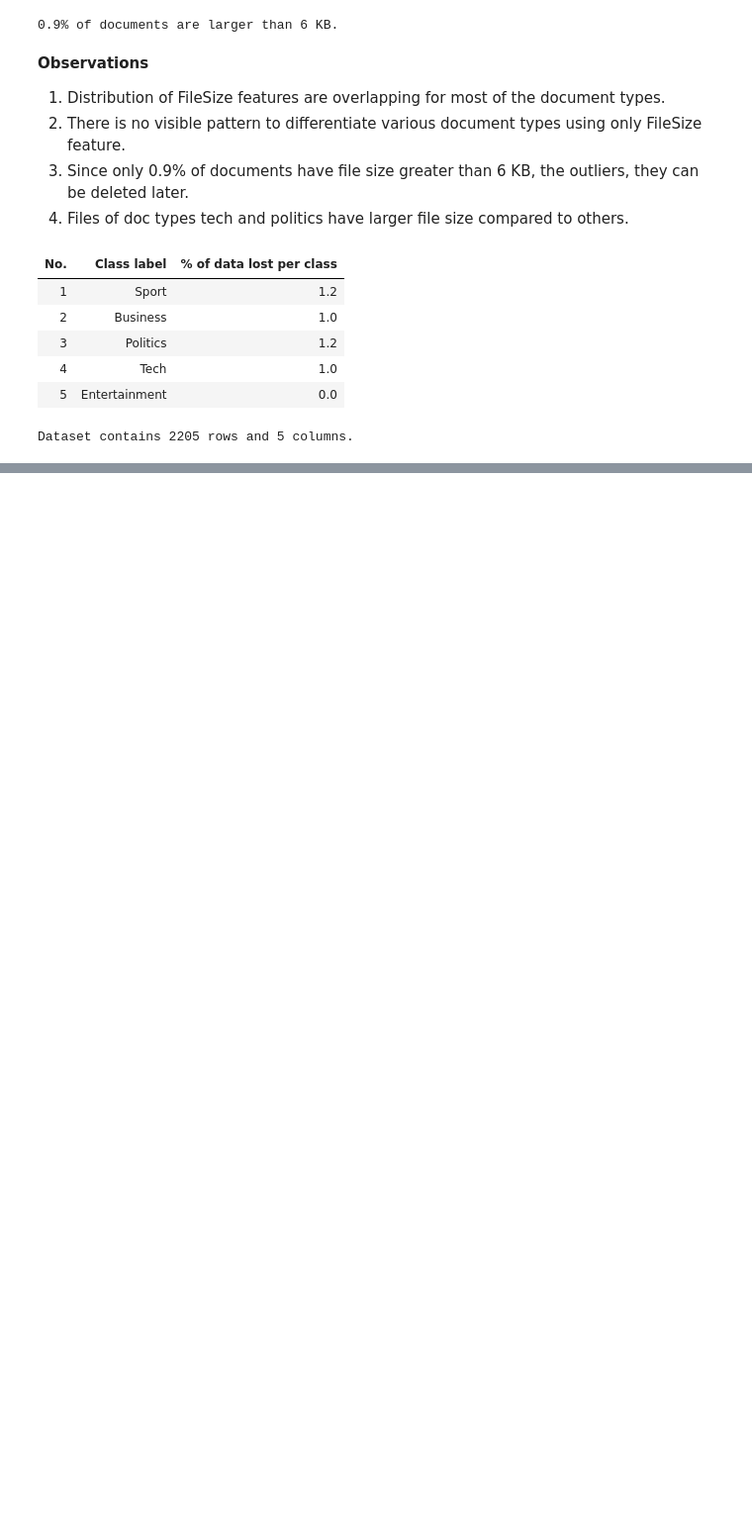
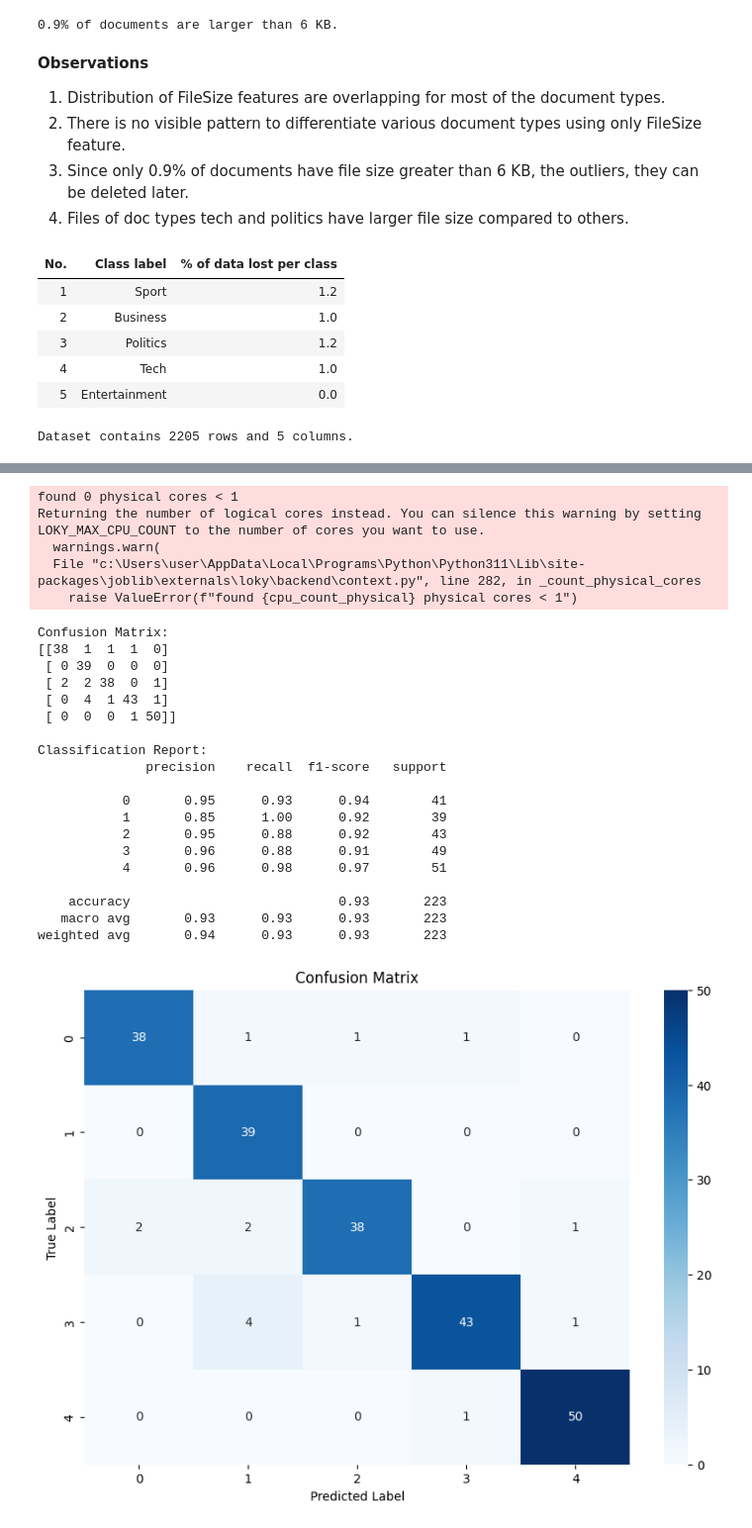
Before and after one commit to Ananta-Taksaka/bbc_classification, a Jupyter notebook: document_classification.ipynb, the cells around one changed output, grey strips where cells are left out. Shown: that part at 99% size. Saved outputs shown, nothing was run; the diff lists cells and outputs as text; code cells hidden in the pictures; blank space fills up the shorter version.

Commit message:
KNN Modeling

```diff
--- a/document_classification.ipynb
+++ b/document_classification.ipynb
@@ -368,0 +466,6 @@ Parsed text saved to: doc_metadata.csv
+# %%
+x_train, x_test,y_train,y_test = train_test_split(prsd_df['Text_Doc'],meta_df['DocCat'],test_size=0.10, shuffle=True)
+print(x_train.shape)
+print(x_test.shape)
+print(y_train.shape)
+print(y_test.shape)
@@ -368,0 +498,53 @@ Parsed text saved to: doc_metadata.csv
+# %%
+from sklearn.neighbors import KNeighborsClassifier
+# Langkah tambahan untuk pemodelan KNN dan Confusion Matrix
+
+# 1. Inisialisasi dan latih model KNN
+knn = KNeighborsClassifier(n_neighbors=5)  # Anda dapat mengubah jumlah tetangga sesuai kebutuhan
+knn.fit(tfidf_train, y_train)
+
+# 2. Prediksi menggunakan model KNN
+y_pred = knn.predict(tfidf_test)
+
+# 3. Hitung Confusion Matrix
+conf_matrix = confusion_matrix(y_test, y_pred)
+
+# 4. Cetak Confusion Matrix dan Classification Report
+print("Confusion Matrix:")
+print(conf_matrix)
+print("\nClassification Report:")
+print(classification_report(y_test, y_pred))
+
+# Visualisasi Confusion Matrix menggunakan heatmap
+plt.figure(figsize=(10,7))
+sns.heatmap(conf_matrix, annot=True, fmt='d', cmap='Blues', xticklabels=knn.classes_, yticklabels=knn.classes_)
+plt.xlabel('Predicted Label')
+plt.ylabel('True Label')
+plt.title('Confusion Matrix')
+plt.show()
+# %% [output]
+found 0 physical cores < 1
+Returning the number of logical cores instead. You can silence this warning by setting LOKY_MAX_CPU_COUNT to the number of cores you want to use.
+  warnings.warn(
+  File "c:\Users\user\AppData\Local\Programs\Python\Python311\Lib\site-packages\joblib\externals\loky\backend\context.py", line 282, in _count_physical_cores
+    raise ValueError(f"found {cpu_count_physical} physical cores < 1")
+Confusion Matrix:
+[[38  1  1  1  0]
+ [ 0 39  0  0  0]
+ [ 2  2 38  0  1]
+ [ 0  4  1 43  1]
+ [ 0  0  0  1 50]]
+
+Classification Report:
+              precision    recall  f1-score   support
+
+           0       0.95      0.93      0.94        41
+           1       0.85      1.00      0.92        39
+           2       0.95      0.88      0.92        43
+           3       0.96      0.88      0.91        49
+           4       0.96      0.98      0.97        51
+
+    accuracy                           0.93       223
+   macro avg       0.93      0.93      0.93       223
+weighted avg       0.94      0.93      0.93       223
+[figure, added]
```
Also changed, not shown: parts of 15 cells of this notebook, 1 other file.
